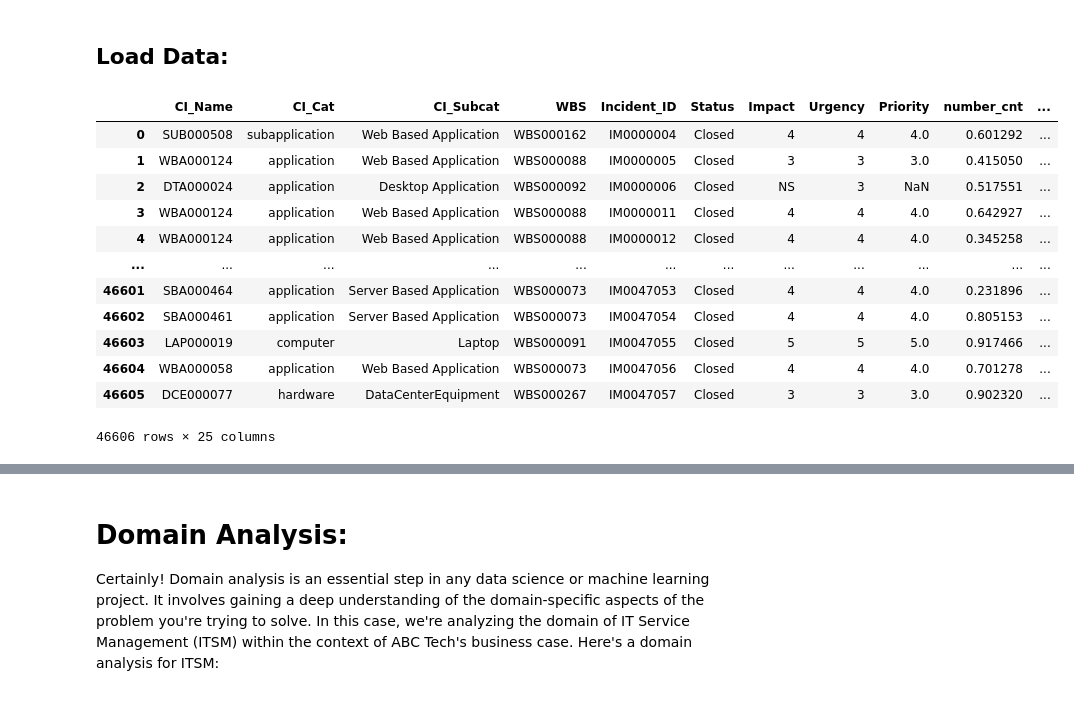
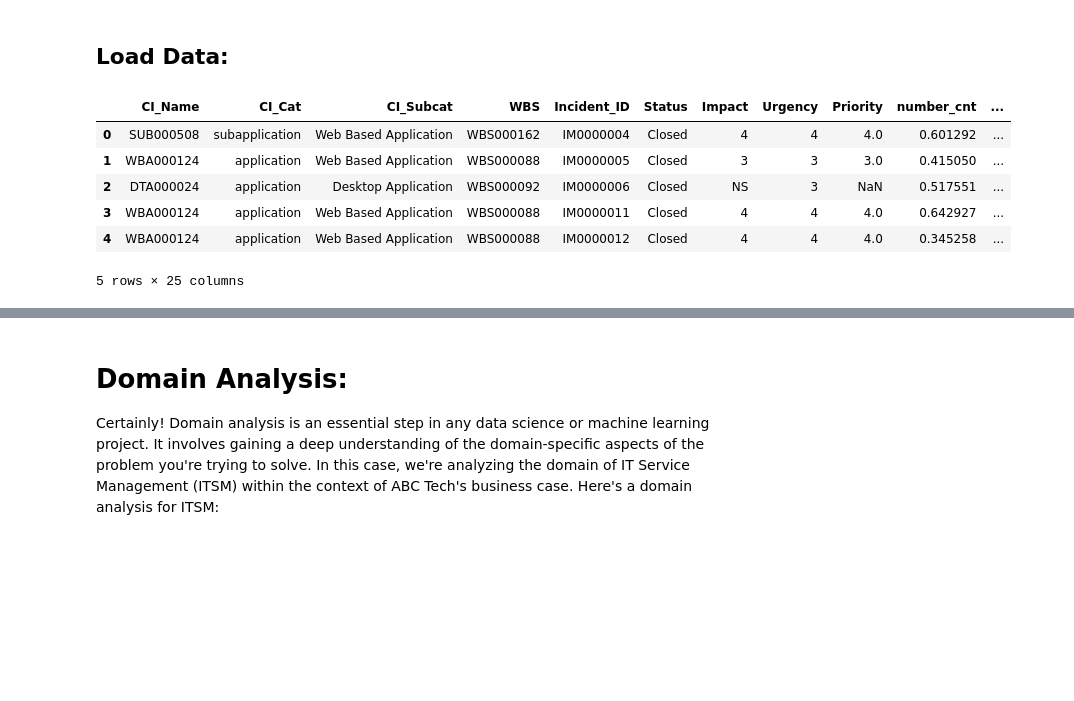
Before and after one commit to Dishantkharkar/ITSM-ML-Improvement-ABC-Tech, a Jupyter notebook: ITSM_ML_Improvement_ABC_Tech.ipynb, the cells around one changed output, grey strips where cells are left out. Drawn from its saved outputs; the diff is of its cells as text; code cells hidden in the pictures; blank space fills up the shorter version.

Commit message:
Data Preprocessing

```diff
--- a/ITSM_ML_Improvement_ABC_Tech.ipynb
+++ b/ITSM_ML_Improvement_ABC_Tech.ipynb
@@ -74,18 +74,12 @@ data=pd.read_csv("/content/ITSM_data.csv")
 #data=pd.set_option("display.max_columns",None)
 #data=pd.set_option("display.expand_frame_repr",False)
 # %%
-data
+data.head()
 # %% [output]
 |  | CI_Name | CI_Cat | CI_Subcat | WBS | Incident_ID | Status | Impact | Urgency | Priority | number_cnt | ... |
 | 0 | SUB000508 | subapplication | Web Based Application | WBS000162 | IM0000004 | Closed | 4 | 4 | 4.0 | 0.601292 | ... |
 | 1 | WBA000124 | application | Web Based Application | WBS000088 | IM0000005 | Closed | 3 | 3 | 3.0 | 0.415050 | ... |
 | 2 | DTA000024 | application | Desktop Application | WBS000092 | IM0000006 | Closed | NS | 3 | NaN | 0.517551 | ... |
 | 3 | WBA000124 | application | Web Based Application | WBS000088 | IM0000011 | Closed | 4 | 4 | 4.0 | 0.642927 | ... |
 | 4 | WBA000124 | application | Web Based Application | WBS000088 | IM0000012 | Closed | 4 | 4 | 4.0 | 0.345258 | ... |
-| ... | ... | ... | ... | ... | ... | ... | ... | ... | ... | ... | ... |
-| 46601 | SBA000464 | application | Server Based Application | WBS000073 | IM0047053 | Closed | 4 | 4 | 4.0 | 0.231896 | ... |
-| 46602 | SBA000461 | application | Server Based Application | WBS000073 | IM0047054 | Closed | 4 | 4 | 4.0 | 0.805153 | ... |
-| 46603 | LAP000019 | computer | Laptop | WBS000091 | IM0047055 | Closed | 5 | 5 | 5.0 | 0.917466 | ... |
-| 46604 | WBA000058 | application | Web Based Application | WBS000073 | IM0047056 | Closed | 4 | 4 | 4.0 | 0.701278 | ... |
-| 46605 | DCE000077 | hardware | DataCenterEquipment | WBS000267 | IM0047057 | Closed | 3 | 3 | 3.0 | 0.902320 | ... |
-46606 rows × 25 columns
+5 rows × 25 columns
```
Also changed, not shown: parts of 112 cells of this notebook.
